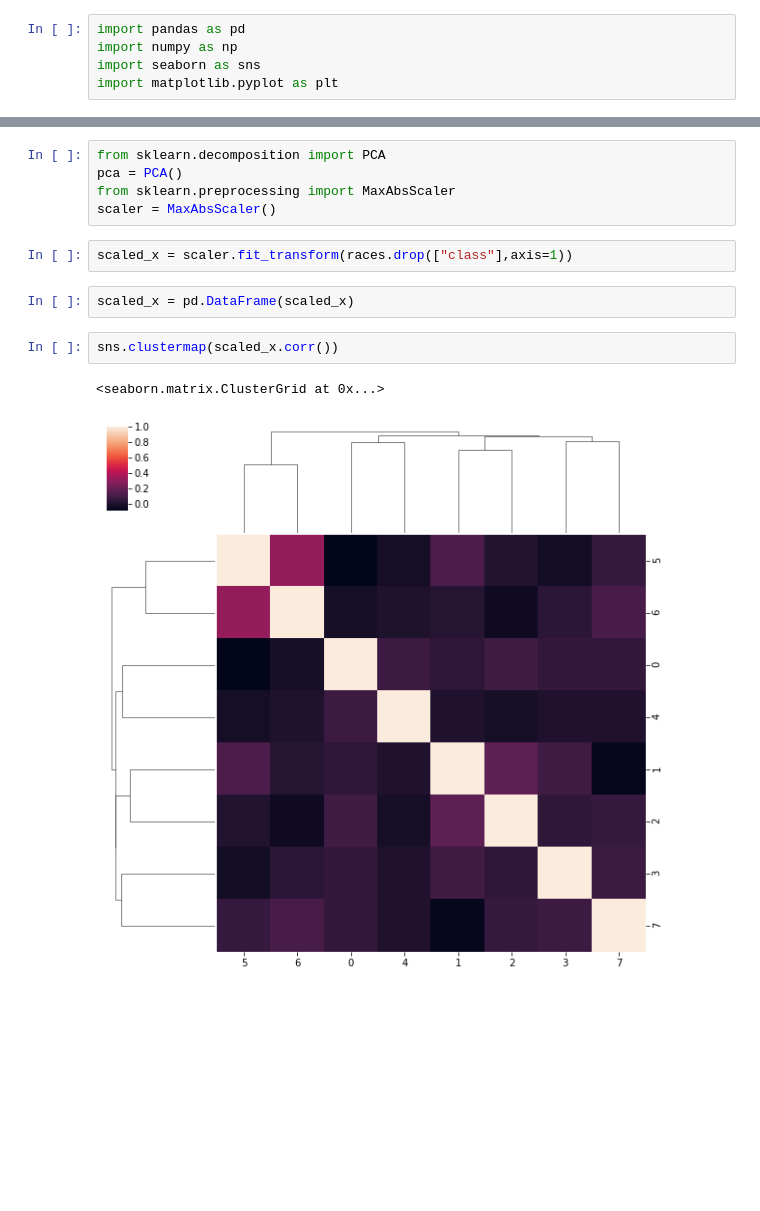
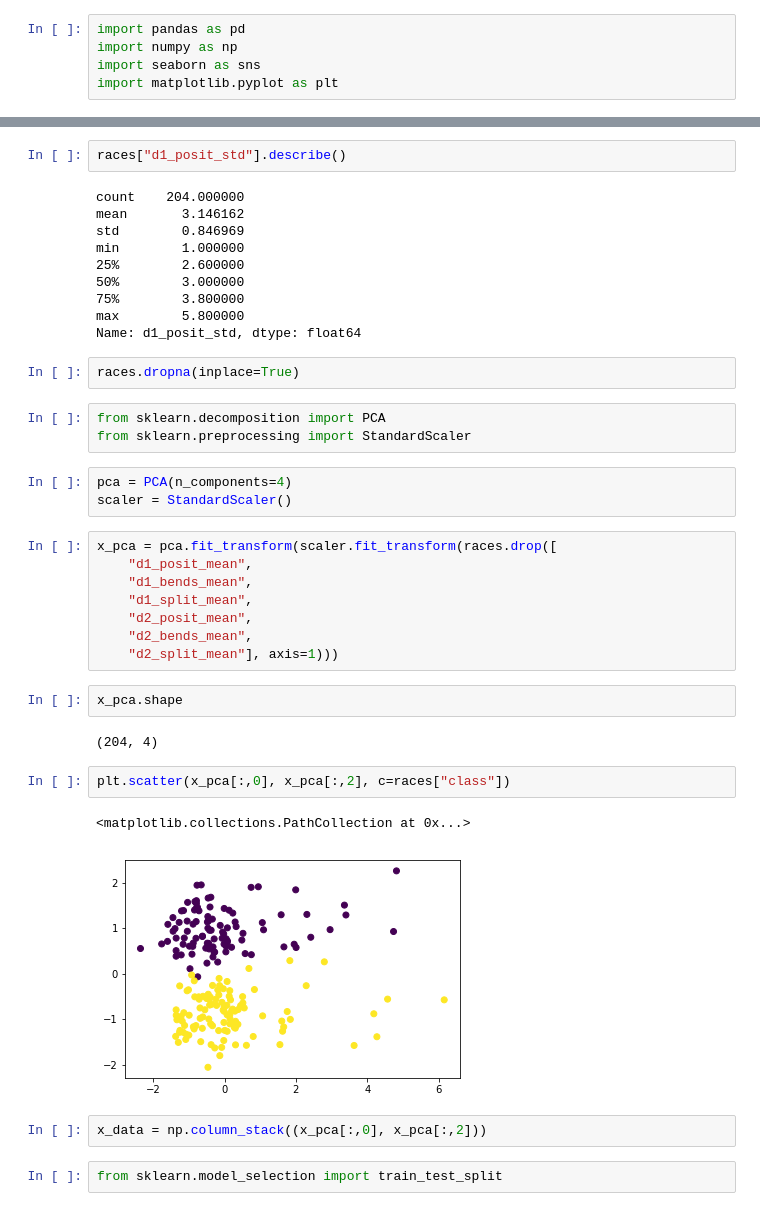
Before and after one commit to brunowenzel07/pyhounds, a Jupyter notebook: data_analisys.ipynb, the cells around one changed output, grey strips where cells are left out. Saved outputs shown, nothing was run; the diff lists cells and outputs as text; blank space fills up the shorter version.

```diff
--- a/data_analisys.ipynb
+++ b/data_analisys.ipynb
@@ -28,14 +32,41 @@ races.head()
+# %%
+races["d1_posit_std"].describe()
+# %% [output]
+count    204.000000
+mean       3.146162
+std        0.846969
+min        1.000000
+25%        2.600000
+50%        3.000000
+75%        3.800000
+max        5.800000
+Name: d1_posit_std, dtype: float64
+# %%
+races.dropna(inplace=True)
 # %%
 from sklearn.decomposition import PCA
-pca = PCA()
-from sklearn.preprocessing import MaxAbsScaler
-scaler = MaxAbsScaler()
+from sklearn.preprocessing import StandardScaler
+# %%
+pca = PCA(n_components=4)
+scaler = StandardScaler()
 # %%
-scaled_x = scaler.fit_transform(races.drop(["class"],axis=1))
+x_pca = pca.fit_transform(scaler.fit_transform(races.drop([
+    "d1_posit_mean",
+    "d1_bends_mean",
+    "d1_split_mean",
+    "d2_posit_mean",
+    "d2_bends_mean",
+    "d2_split_mean"], axis=1)))
-# %%
-scaled_x = pd.DataFrame(scaled_x)
-# %%
-sns.clustermap(scaled_x.corr())
-# %% [output]
-<seaborn.matrix.ClusterGrid at 0x...>
-[figure, removed]
+# %%
+x_pca.shape
+# %% [output]
+(204, 4)
+# %%
+plt.scatter(x_pca[:,0], x_pca[:,2], c=races["class"])
+# %% [output]
+<matplotlib.collections.PathCollection at 0x...>
+[figure, added]
+# %%
+x_data = np.column_stack((x_pca[:,0], x_pca[:,2]))
+# %%
+from sklearn.model_selection import train_test_split
```
Also changed, not shown: parts of 8 cells of this notebook, 6 other files.
